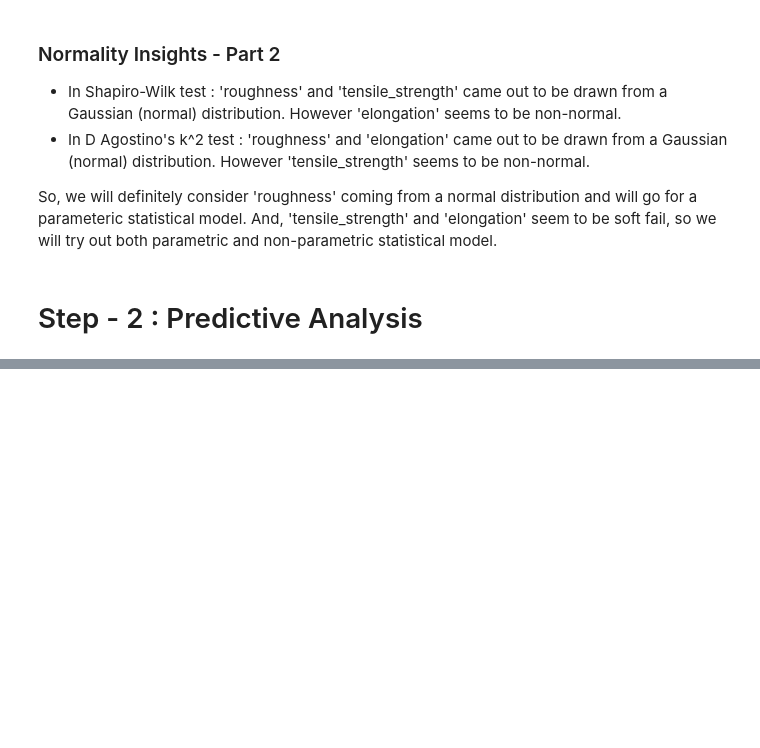
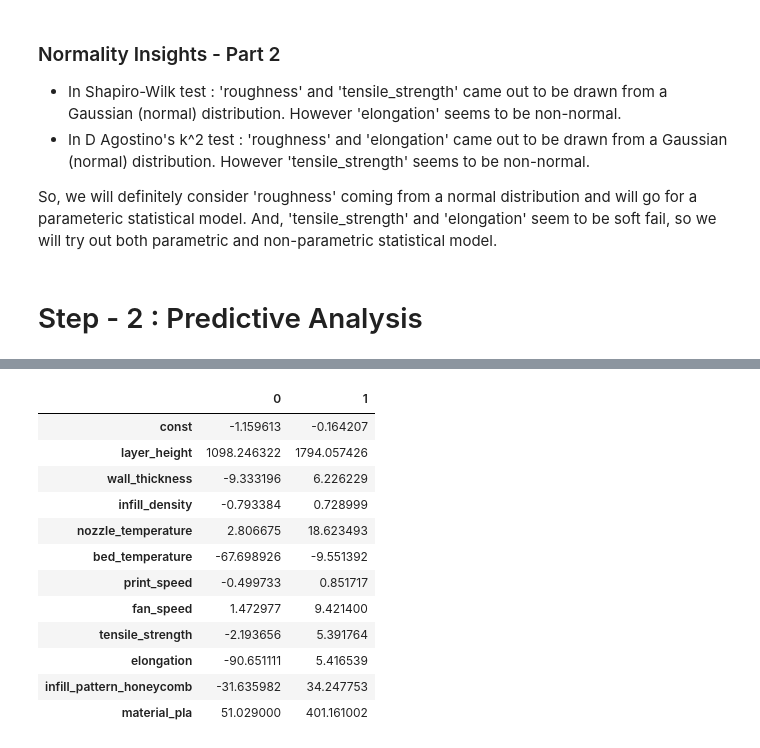
Before and after one commit to SuvroBaner/polymerize.io, a Jupyter notebook: polymerize_notebook.ipynb, the cells around one changed output, grey strips where cells are left out. Cells and saved outputs as stored; diff of their text form; code cells hidden in the pictures; blank space fills up the shorter version.

```diff
--- a/polymerize_notebook.ipynb
+++ b/polymerize_notebook.ipynb
@@ -446,0 +566,16 @@ plt.scatter(y_test, predictions)
+# %%
+lm_stats_roughness.conf_int()
+# %% [output]
+|  | 0 | 1 |
+| const | -1.159613 | -0.164207 |
+| layer_height | 1098.246322 | 1794.057426 |
+| wall_thickness | -9.333196 | 6.226229 |
+| infill_density | -0.793384 | 0.728999 |
+| nozzle_temperature | 2.806675 | 18.623493 |
+| bed_temperature | -67.698926 | -9.551392 |
+| print_speed | -0.499733 | 0.851717 |
+| fan_speed | 1.472977 | 9.421400 |
+| tensile_strength | -2.193656 | 5.391764 |
+| elongation | -90.651111 | 5.416539 |
+| infill_pattern_honeycomb | -31.635982 | 34.247753 |
+| material_pla | 51.029000 | 401.161002 |
```
Also changed, not shown: parts of 31 cells of this notebook.
